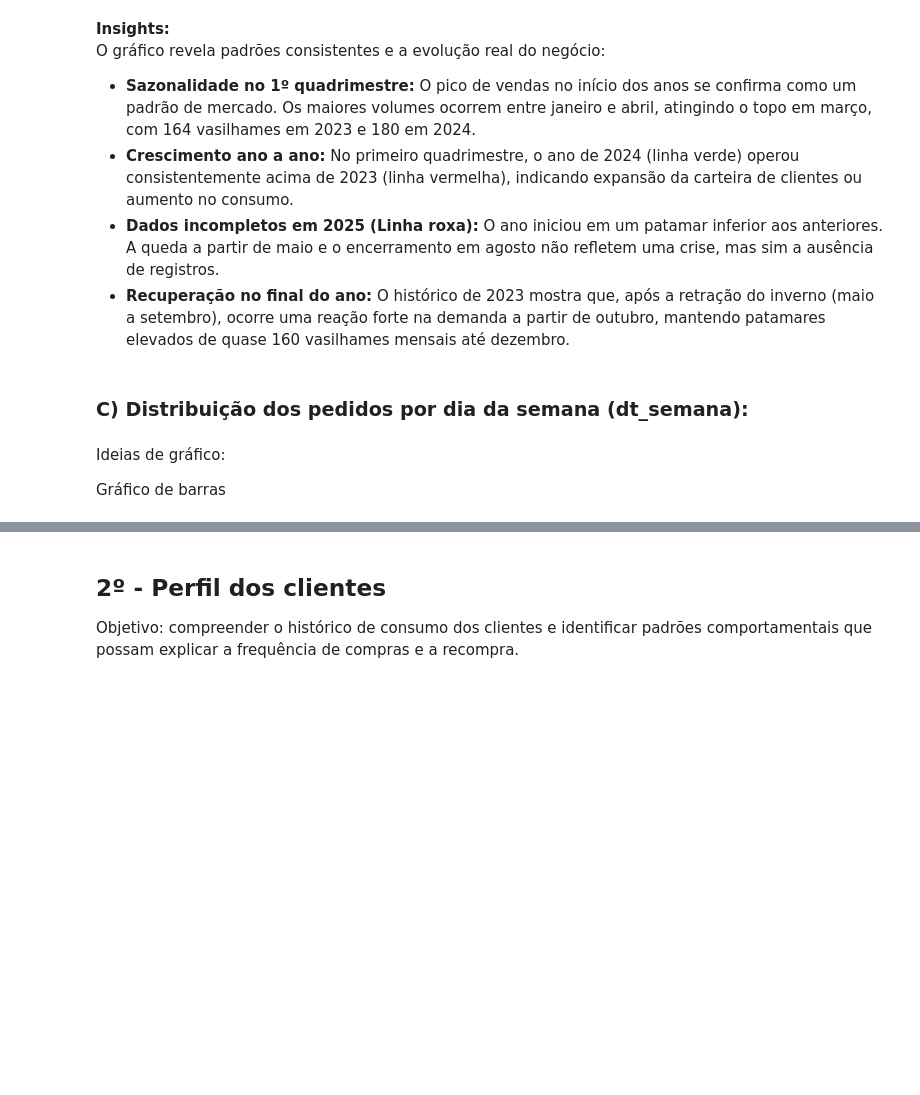
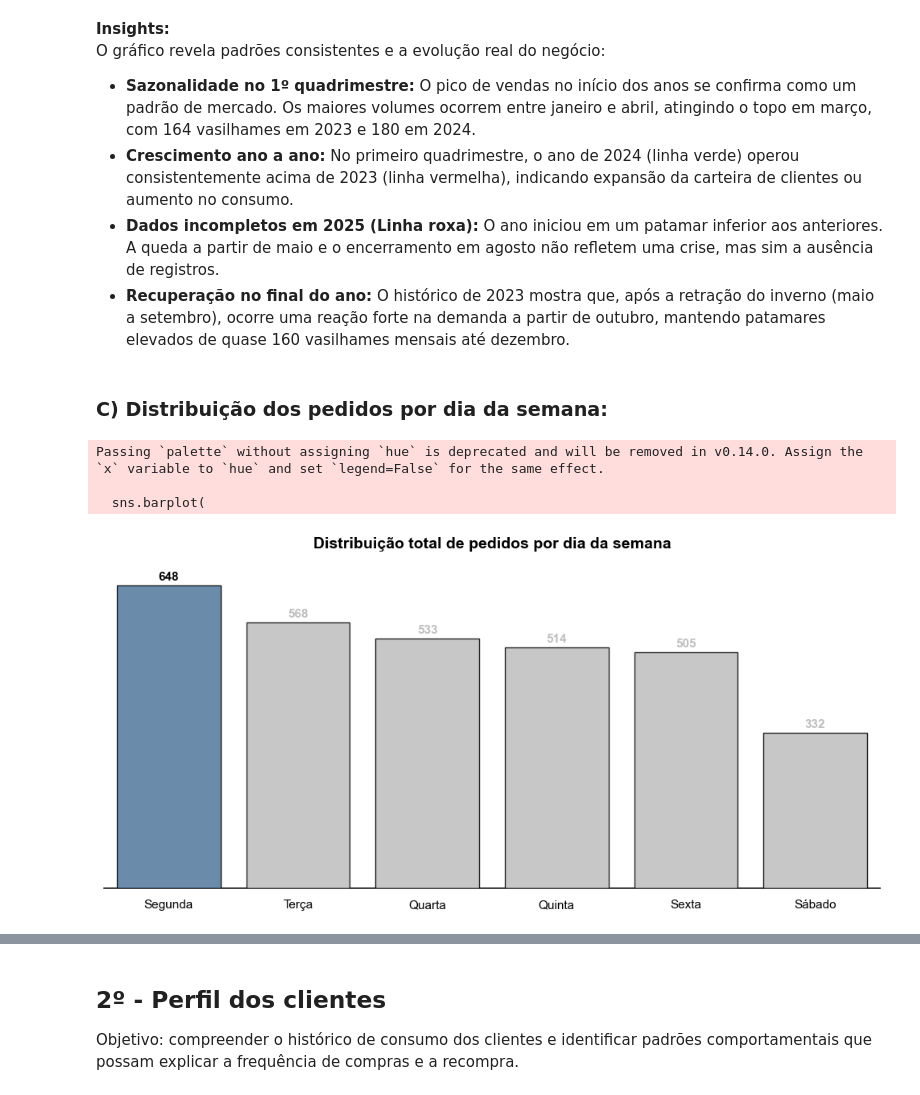
Before and after one commit to Fernandonneto/Projeto_Real_-_Previsao_Recompra_Agua_Mineral_Machine_Learning, a Jupyter notebook: Análise EDA/analise_exploratoria_dados.ipynb, the cells around one changed output, grey strips where cells are left out. Saved outputs shown, nothing was run; the diff lists cells and outputs as text; code cells hidden in the pictures; blank space fills up the shorter version.

```diff
--- a/Análise EDA/analise_exploratoria_dados.ipynb
+++ b/Análise EDA/analise_exploratoria_dados.ipynb
@@ -205,8 +205,69 @@ O gráfico revela padrões consistentes e a evolução real do negócio:
 - **Dados incompletos em 2025 (Linha roxa):** O ano iniciou em um patamar inferior aos anteriores. A queda a partir de maio e o encerramento em agosto não refletem uma crise, mas sim a ausência de registros.
 - **Recuperação no final do ano:** O histórico de 2023 mostra que, após a retração do inverno (maio a setembro), ocorre uma reação forte na demanda a partir de outubro, mantendo patamares elevados de quase 160 vasilhames mensais até dezembro.
 # %% [markdown]
-### C) Distribuição dos pedidos por dia da semana (dt_semana):
+### C) Distribuição dos pedidos por dia da semana:
-# %% [markdown]
-Ideias de gráfico:
-
-Gráfico de barras
+# %%
+# Configuração do estilo visual de fundo
+sns.set_theme(style="white")
+plt.figure(figsize=(10, 5))
+
+# Contagem de pedidos por dia da semana e ordenação cronológica correta
+ordem_dias = ['Segunda', 'Terça', 'Quarta', 'Quinta', 'Sexta', 'Sábado']
+pedidos_por_dia = df['dt_semana'].value_counts().reindex(ordem_dias).fillna(0)
+
+# Identifica o dia com o maior número de pedidos para o destaque visual
+dia_pico = pedidos_por_dia.idxmax()
+
+# Criação do mapeamento de cores: o dia de maior movimento ganha azul, os outros ganham cinza
+cores_mapeadas = [
+    PALETA["azul"] if dia == dia_pico else PALETA["cinza"]
+    for dia in ordem_dias
+]
+
+# Plotagem do gráfico de barras
+sns.barplot(
+    x=pedidos_por_dia.index,
+    y=pedidos_por_dia.values,
+    palette=cores_mapeadas,
+    edgecolor=PALETA["preto"],
+    alpha=0.85,
+    zorder=3
+)
+
+# Adiciona as numerações de forma customizada em cima de cada barra
+for i, valor in enumerate(pedidos_por_dia.values):
+    if valor > 0:
+        cor_texto = PALETA["preto"] if pedidos_por_dia.index[i] == dia_pico else PALETA["cinza"]
+
+        plt.annotate(
+            f'{int(valor)}',
+            (i, valor),
+            textcoords="offset points",
+            xytext=(0, 5),
+            ha='center',
+            fontsize=11,
+            fontweight='bold',
+            color=cor_texto,
+            zorder=4
+        )
+
+# Remoção das bordas superior, direita e esquerda
+sns.despine(top=True, right=True, left=True)
+
+# Remoção completa dos números da escala do eixo Y
+plt.yticks([])
+
+# Título personalizado
+plt.title('Distribuição total de pedidos por dia da semana', fontsize=14, pad=20, fontweight='bold', color=PALETA["preto"])
+plt.xlabel('')
+
+# Garantia de que os textos dos dias fiquem na cor padrão
+plt.xticks(color=PALETA["preto"], fontsize=11)
+
+plt.tight_layout()
+plt.show()
+# %% [output]
+Passing `palette` without assigning `hue` is deprecated and will be removed in v0.14.0. Assign the `x` variable to `hue` and set `legend=False` for the same effect.
+
+  sns.barplot(
+[figure, added]
```
Also changed, not shown: parts of 1 cell of this notebook.
